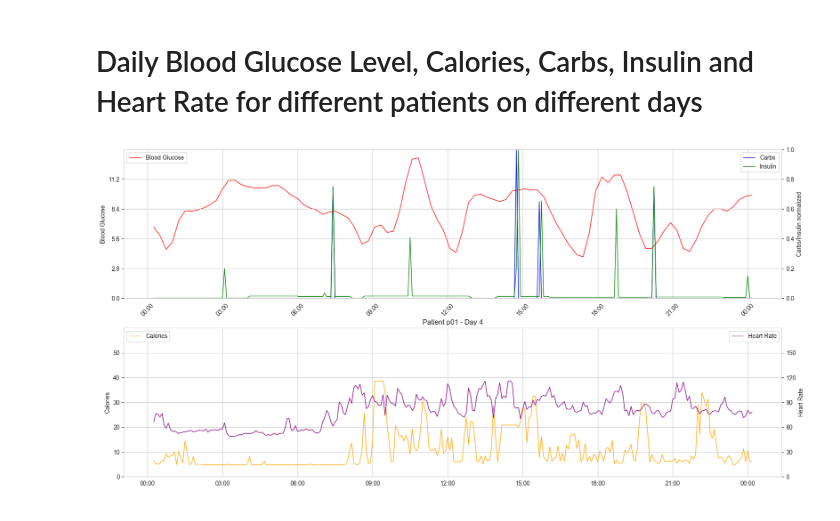
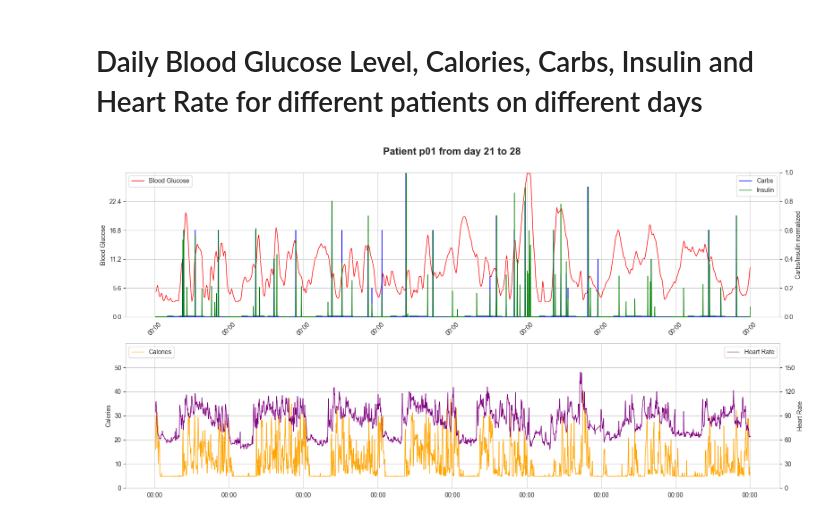
Before and after one commit to masaver/brist1d, a Jupyter notebook: notebooks/0.4-ralf-patient-timeseries-chart.ipynb, the cells around one changed output. Saved outputs shown, nothing was run; the diff lists cells and outputs as text; code cells hidden in the pictures.

Commit message:
Add notebooks for patient charts

```diff
--- a/notebooks/0.4-ralf-patient-timeseries-chart.ipynb
+++ b/notebooks/0.4-ralf-patient-timeseries-chart.ipynb
@@ -70,7 +72,9 @@ def plot(patient_id: str, start_day: int, end_day: int | None = None):
     patient_range_heart_rate = patient_range['hr']
     patient_range_heart_rate = patient_range_heart_rate.interpolate(method='linear')
 
-    fig, [ax1, ax2] = plt.subplots(2, 1, figsize=(20, 10))
+    fig, [ax1, ax2] = plt.subplots(2, 1, figsize=(16, 8))
+    title = f'Patient {patient_id} from day {start_day} to {end_day}' if end_day != start_day else f'Patient {patient_id} on day {start_day}'
+    fig.suptitle(title, fontsize=16, fontweight='bold', verticalalignment='baseline')
 
     ax1.plot(patient_range_bg.index, patient_range_bg, color='red', linestyle='-', linewidth=1, label='Blood Glucose')
     ax1.set_ylabel('Blood Glucose')
@@ -105,12 +109,11 @@ def plot(patient_id: str, start_day: int, end_day: int | None = None):
     ax2.legend(loc='upper left')
     ax2_1.legend(loc='upper right')
 
-    if start_day == end_day:
-        plt.title(f'Patient {patient_id} - Day {start_day}')
     plt.xlabel('Time')
     plt.xticks(rotation=45)
+    plt.tight_layout()
     plt.show()
 # %%
-plot('p01', 4, 4)
+plot('p01', 21, 28)
 # %% [output]
-[figure, old version]
+[figure, new version]
```
Also changed, not shown: parts of 10 cells of this notebook.
